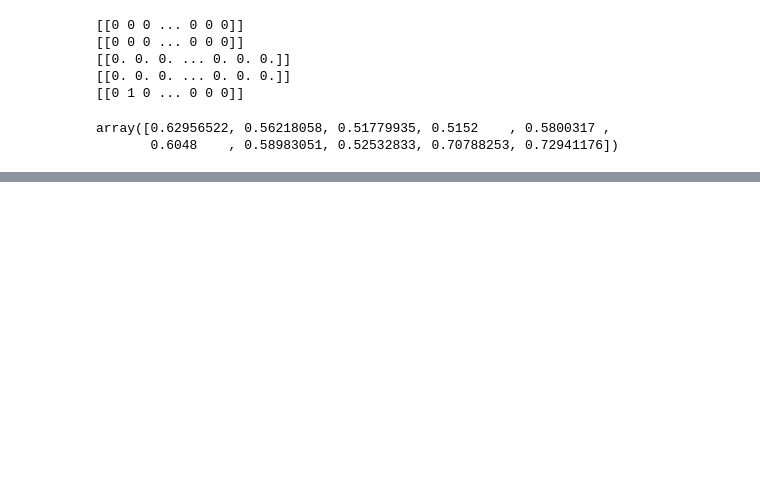
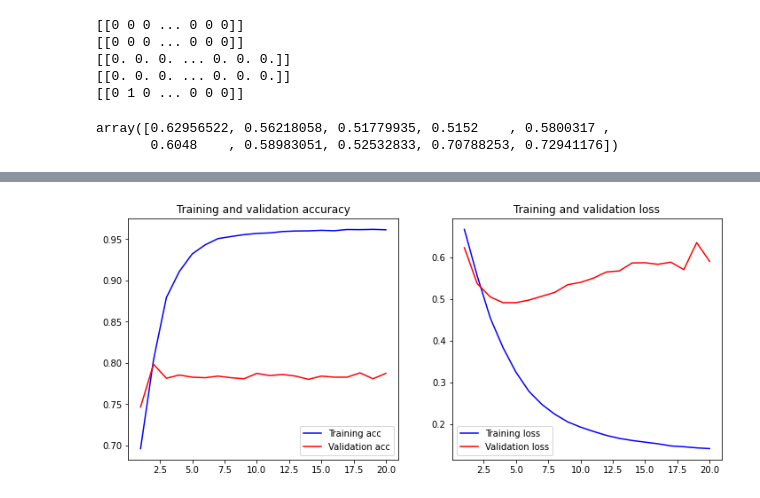
Before and after one commit to elemi10/7506-TP-Org-de-datos, a Jupyter notebook: Tp2_7506.ipynb, the cells around one changed output, grey strips where cells are left out. Drawn from its saved outputs; the diff is of its cells as text; code cells hidden in the pictures; blank space fills up the shorter version.

```diff
--- a/Tp2_7506.ipynb
+++ b/Tp2_7506.ipynb
@@ -514,0 +633,4 @@ sample_submission.to_csv('sub8.csv',index=False)
+# %%
+graf_52032=plot_history(tweets_emb)
+# %% [output]
+[figure, added]
```
Also changed, not shown: parts of 106 cells of this notebook.
